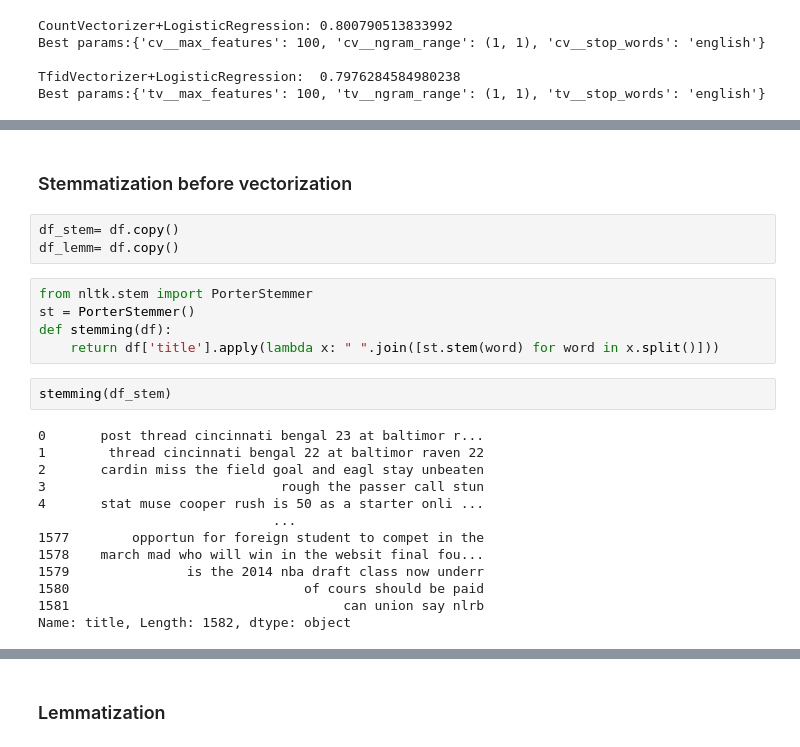
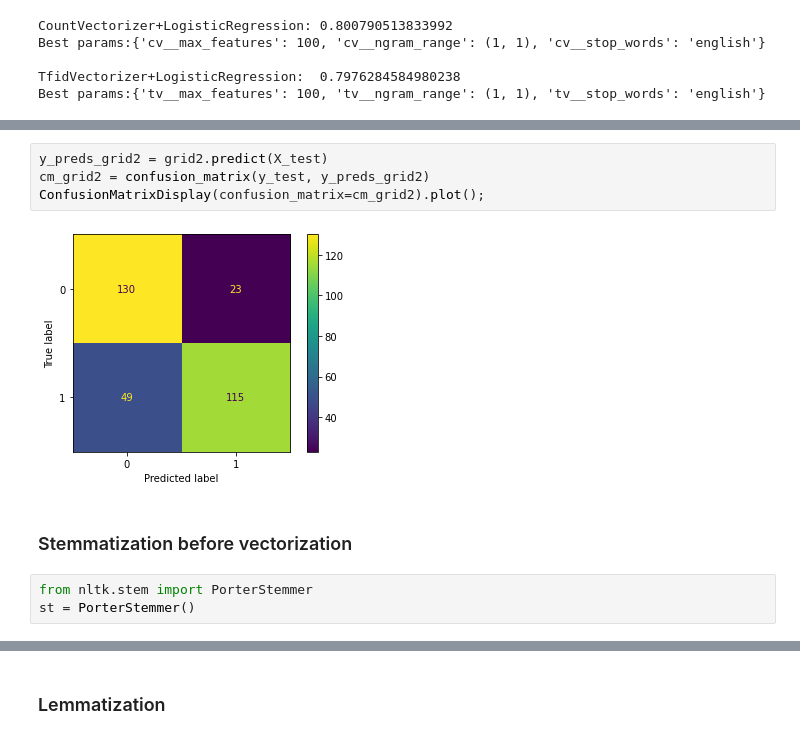
Before and after one commit to niphonch/project3_NLP_subreddit, a Jupyter notebook: NLP frequent word removal.ipynb, the cells around one changed output, grey strips where cells are left out. Cells and saved outputs as stored; diff of their text form.

```diff
--- a/NLP frequent word removal.ipynb
+++ b/NLP frequent word removal.ipynb
@@ -479,25 +468,11 @@ Best params:{'tv__max_features': 100, 'tv__ngram_range': (1, 1), 'tv__stop_words
+# %%
+y_preds_grid2 = grid2.predict(X_test)
+cm_grid2 = confusion_matrix(y_test, y_preds_grid2)
+ConfusionMatrixDisplay(confusion_matrix=cm_grid2).plot();
+# %% [output]
+[figure, added]
 # %% [markdown]
 ### Stemmatization before vectorization
-# %%
-df_stem= df.copy()
-df_lemm= df.copy()
 # %%
 from nltk.stem import PorterStemmer
 st = PorterStemmer()
-def stemming(df):
-    return df['title'].apply(lambda x: " ".join([st.stem(word) for word in x.split()]))
-# %%
-stemming(df_stem)
-# %% [output]
-0       post thread cincinnati bengal 23 at baltimor r...
-1        thread cincinnati bengal 22 at baltimor raven 22
-2       cardin miss the field goal and eagl stay unbeaten
-3                              rough the passer call stun
-4       stat muse cooper rush is 50 as a starter onli ...
-                              ...
-1577        opportun for foreign student to compet in the
-1578    march mad who will win in the websit final fou...
-1579               is the 2014 nba draft class now underr
-1580                              of cours should be paid
-1581                                   can union say nlrb
-Name: title, Length: 1582, dtype: object
```
Also changed, not shown: parts of 59 cells of this notebook.
